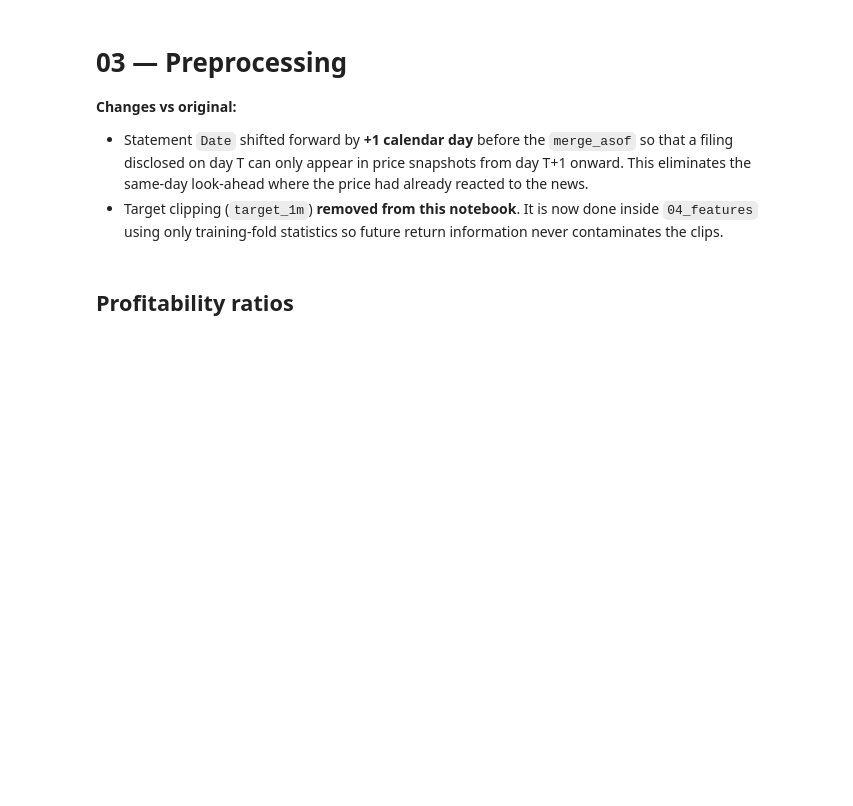
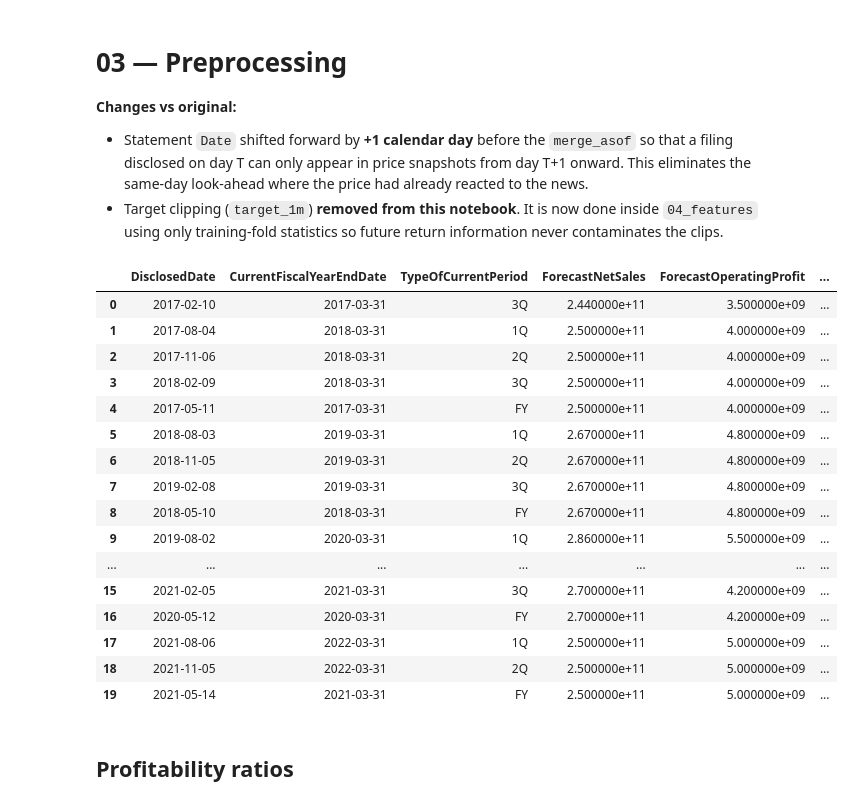
Before and after one commit to fallenwaffle/xgboost_stock_ranking, a Jupyter notebook: notebooks/03_preprocessing.ipynb, the cells around one changed output. Drawn from its saved outputs; the diff is of its cells as text; code cells hidden in the pictures; blank space fills up the shorter version.

Commit message:
Forecast revision features

```diff
--- a/notebooks/03_preprocessing.ipynb
+++ b/notebooks/03_preprocessing.ipynb
@@ -21,6 +21,38 @@ statements = pd.read_csv(
 
 prices["Date"]     = pd.to_datetime(prices["Date"])
 statements["Date"] = pd.to_datetime(statements["Date"])
+# %%
+code = statements["SecuritiesCode"].iloc[0]
+
+statements[
+    statements["SecuritiesCode"] == code
+][[
+    "DisclosedDate",
+    "CurrentFiscalYearEndDate",
+    "TypeOfCurrentPeriod",
+    "ForecastNetSales",
+    "ForecastOperatingProfit",
+    "ForecastProfit",
+    "ForecastEarningsPerShare",
+]].head(20)
+# %% [output]
+|  | DisclosedDate | CurrentFiscalYearEndDate | TypeOfCurrentPeriod | ForecastNetSales | ForecastOperatingProfit | ... |
+| 0 | 2017-02-10 | 2017-03-31 | 3Q | 2.440000e+11 | 3.500000e+09 | ... |
+| 1 | 2017-08-04 | 2018-03-31 | 1Q | 2.500000e+11 | 4.000000e+09 | ... |
+| 2 | 2017-11-06 | 2018-03-31 | 2Q | 2.500000e+11 | 4.000000e+09 | ... |
+| 3 | 2018-02-09 | 2018-03-31 | 3Q | 2.500000e+11 | 4.000000e+09 | ... |
+| 4 | 2017-05-11 | 2017-03-31 | FY | 2.500000e+11 | 4.000000e+09 | ... |
+| 5 | 2018-08-03 | 2019-03-31 | 1Q | 2.670000e+11 | 4.800000e+09 | ... |
+| 6 | 2018-11-05 | 2019-03-31 | 2Q | 2.670000e+11 | 4.800000e+09 | ... |
+| 7 | 2019-02-08 | 2019-03-31 | 3Q | 2.670000e+11 | 4.800000e+09 | ... |
+| 8 | 2018-05-10 | 2018-03-31 | FY | 2.670000e+11 | 4.800000e+09 | ... |
+| 9 | 2019-08-02 | 2020-03-31 | 1Q | 2.860000e+11 | 5.500000e+09 | ... |
+| ... | ... | ... | ... | ... | ... | ... |
+| 15 | 2021-02-05 | 2021-03-31 | 3Q | 2.700000e+11 | 4.200000e+09 | ... |
+| 16 | 2020-05-12 | 2020-03-31 | FY | 2.700000e+11 | 4.200000e+09 | ... |
+| 17 | 2021-08-06 | 2022-03-31 | 1Q | 2.500000e+11 | 5.000000e+09 | ... |
+| 18 | 2021-11-05 | 2022-03-31 | 2Q | 2.500000e+11 | 5.000000e+09 | ... |
+| 19 | 2021-05-14 | 2021-03-31 | FY | 2.500000e+11 | 5.000000e+09 | ... |
 # %%
 prices = prices.sort_values(["SecuritiesCode", "Date"])
 # %% [markdown]
```
Also changed, not shown: parts of 6 cells of this notebook, 2 other files.
